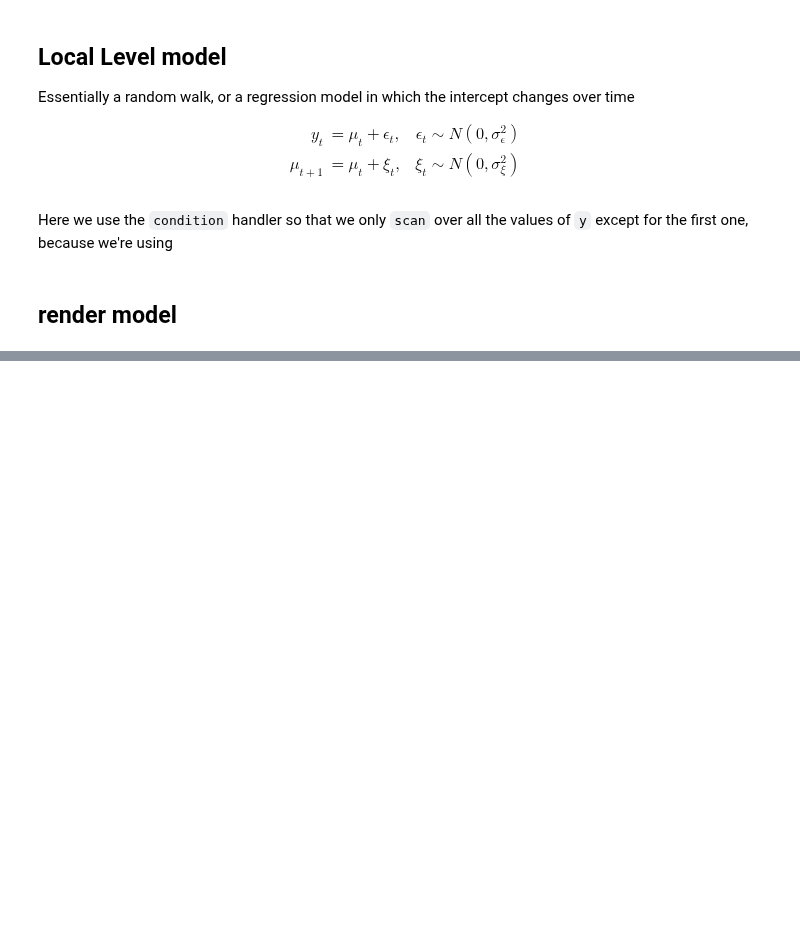
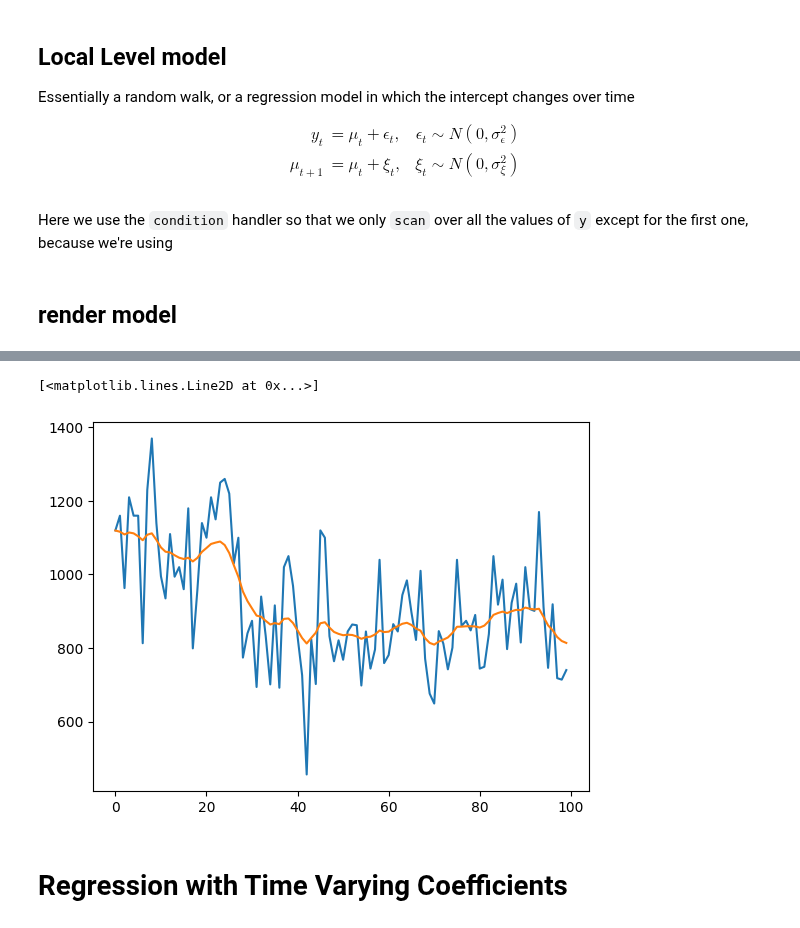
Before and after one commit to banditkings/learning-causal-impact, a Jupyter notebook: notebooks/0.1-numpyro_scan.ipynb, the cells around one changed output, grey strips where cells are left out. Drawn from its saved outputs; the diff is of its cells as text; code cells hidden in the pictures; blank space fills up the shorter version.

```diff
--- a/notebooks/0.1-numpyro_scan.ipynb
+++ b/notebooks/0.1-numpyro_scan.ipynb
@@ -405,0 +417,7 @@ plt.plot(np.arange(0,T), posterior_mean_level)
+# %%
+# Inference
+kernel = NUTS(local_level)
+mcmc = MCMC(kernel, num_samples=1000, num_warmup=1000)
+mcmc.run(rng_key, jnp.array(nile))
+
+mcmc.print_summary()
@@ -405,0 +442,10 @@ plt.plot(np.arange(0,T), posterior_mean_level)
+# %%
+# Get posterior samples
+samples = mcmc.get_samples()
+
+# Extract posterior means of parameters and states
+posterior_mean_level = jnp.mean(samples["level"], axis=0)
+posterior_mean_sigma_level = jnp.mean(samples["sigma_level"])
+
+print("Posterior Mean Level:", posterior_mean_level)
+print("Posterior Mean Sigma Level:", posterior_mean_sigma_level)
@@ -405,0 +471,8 @@ plt.plot(np.arange(0,T), posterior_mean_level)
+# %%
+plt.plot(range(100), nile.values)
+plt.plot(range(100), posterior_mean_level)
+# %% [output]
+[<matplotlib.lines.Line2D at 0x...>]
+[figure, added]
+# %% [markdown]
+# Regression with Time Varying Coefficients
```
Also changed, not shown: parts of 23 cells of this notebook, 2 other files.
